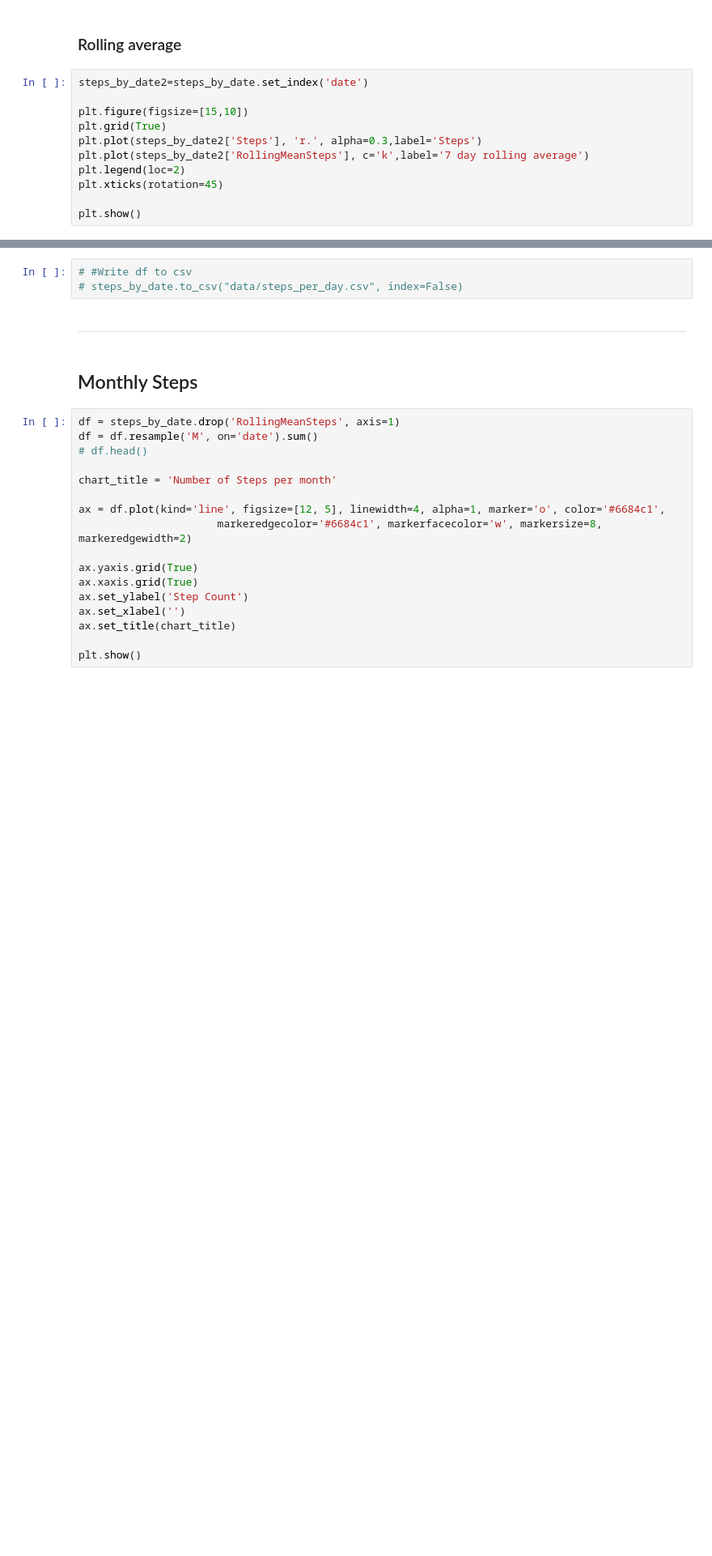
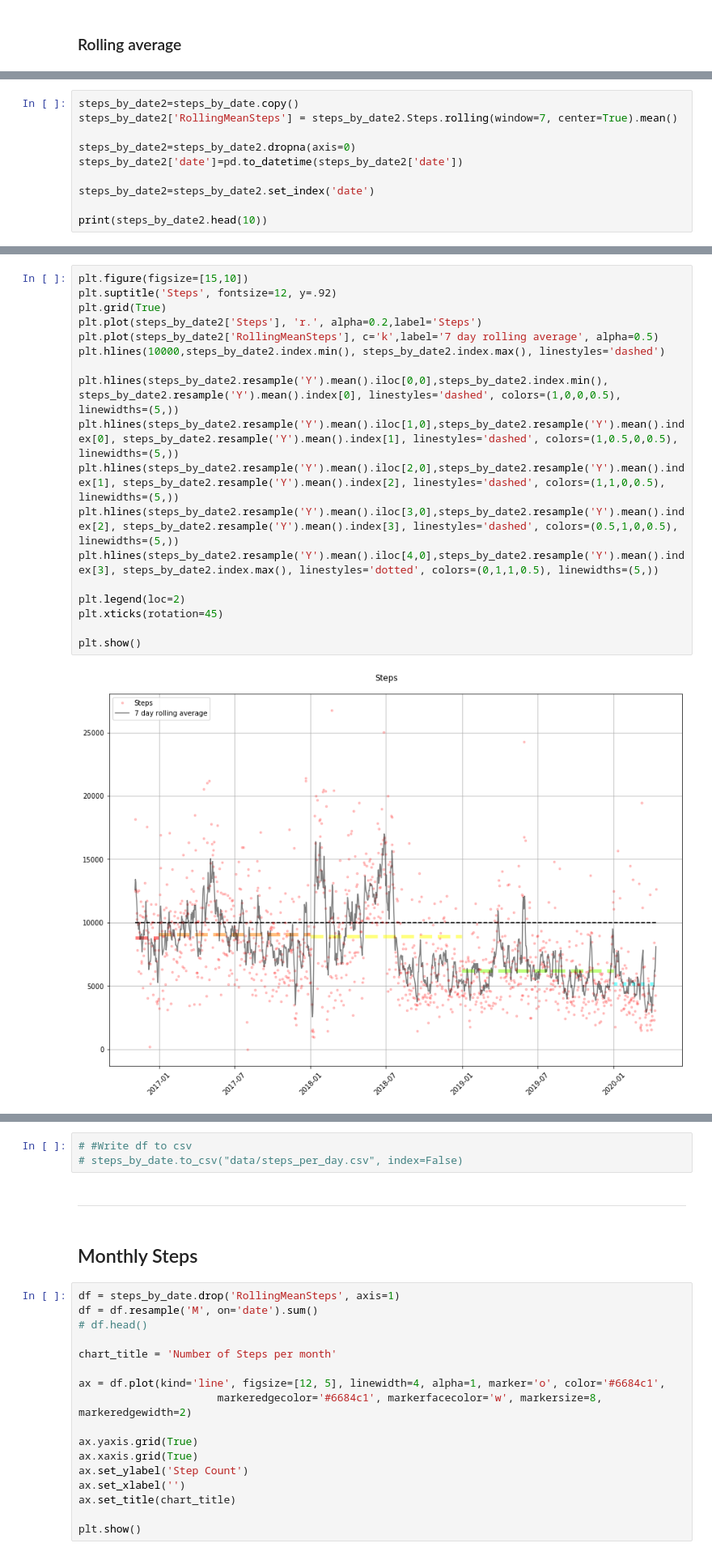
Before and after one commit to gregmames/qs_ledger, a Jupyter notebook: apple_health/apple_health_data_processor.ipynb, the cells around one changed output, grey strips where cells are left out. Shown: that part at 81% size. Saved outputs shown, nothing was run; the diff lists cells and outputs as text; blank space fills up the shorter version.

```diff
--- a/apple_health/apple_health_data_processor.ipynb
+++ b/apple_health/apple_health_data_processor.ipynb
@@ -109,13 +106,2 @@ steps_by_date['date']=pd.to_datetime(steps_by_date['date'])
 # %% [markdown]
 ### Rolling average
-# %%
-steps_by_date2=steps_by_date.set_index('date')
-
-plt.figure(figsize=[15,10])
-plt.grid(True)
-plt.plot(steps_by_date2['Steps'], 'r.', alpha=0.3,label='Steps')
-plt.plot(steps_by_date2['RollingMeanSteps'], c='k',label='7 day rolling average')
-plt.legend(loc=2)
-plt.xticks(rotation=45)
-
-plt.show()
@@ -123,0 +108,10 @@ plt.show()
+# %%
+steps_by_date2=steps_by_date.copy()
+steps_by_date2['RollingMeanSteps'] = steps_by_date2.Steps.rolling(window=7, center=True).mean()
+
+steps_by_date2=steps_by_date2.dropna(axis=0)
+steps_by_date2['date']=pd.to_datetime(steps_by_date2['date'])
+
+steps_by_date2=steps_by_date2.set_index('date')
+
+print(steps_by_date2.head(10))
@@ -123,0 +131,20 @@ plt.show()
+# %%
+plt.figure(figsize=[15,10])
+plt.suptitle('Steps', fontsize=12, y=.92)
+plt.grid(True)
+plt.plot(steps_by_date2['Steps'], 'r.', alpha=0.2,label='Steps')
+plt.plot(steps_by_date2['RollingMeanSteps'], c='k',label='7 day rolling average', alpha=0.5)
+plt.hlines(10000,steps_by_date2.index.min(), steps_by_date2.index.max(), linestyles='dashed')
+
+plt.hlines(steps_by_date2.resample('Y').mean().iloc[0,0],steps_by_date2.index.min(), steps_by_date2.resample('Y').mean().index[0], linestyles='dashed', colors=(1,0,0,0.5), linewidths=(5,))
+plt.hlines(steps_by_date2.resample('Y').mean().iloc[1,0],steps_by_date2.resample('Y').mean().index[0], steps_by_date2.resample('Y').mean().index[1], linestyles='dashed', colors=(1,0.5,0,0.5), linewidths=(5,))
+plt.hlines(steps_by_date2.resample('Y').mean().iloc[2,0],steps_by_date2.resample('Y').mean().index[1], steps_by_date2.resample('Y').mean().index[2], linestyles='dashed', colors=(1,1,0,0.5), linewidths=(5,))
+plt.hlines(steps_by_date2.resample('Y').mean().iloc[3,0],steps_by_date2.resample('Y').mean().index[2], steps_by_date2.resample('Y').mean().index[3], linestyles='dashed', colors=(0.5,1,0,0.5), linewidths=(5,))
+plt.hlines(steps_by_date2.resample('Y').mean().iloc[4,0],steps_by_date2.resample('Y').mean().index[3], steps_by_date2.index.max(), linestyles='dotted', colors=(0,1,1,0.5), linewidths=(5,))
+
+plt.legend(loc=2)
+plt.xticks(rotation=45)
+
+plt.show()
+# %% [output]
+[figure, added]
```
Also changed, not shown: parts of 34 cells of this notebook, 4 other files.
